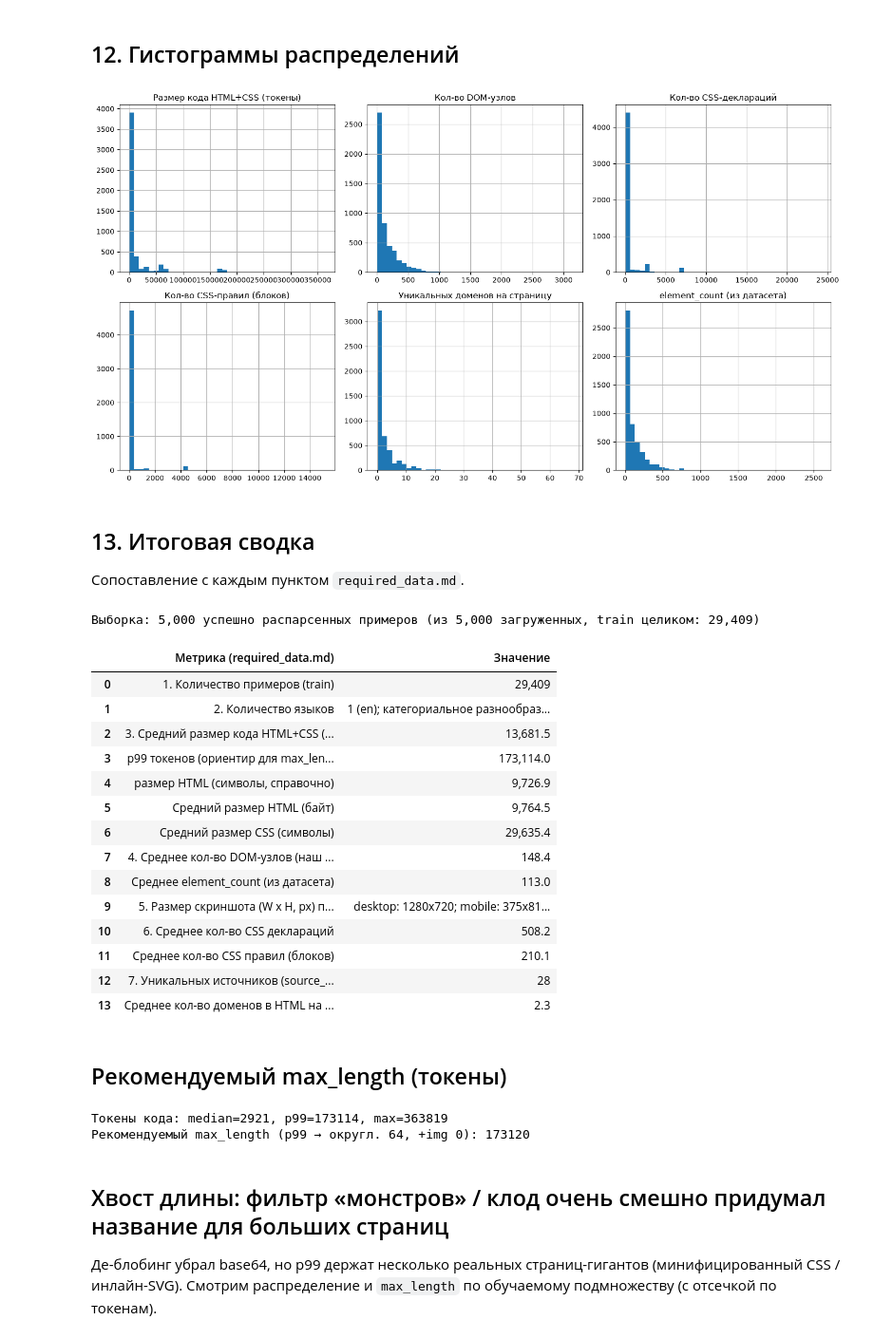
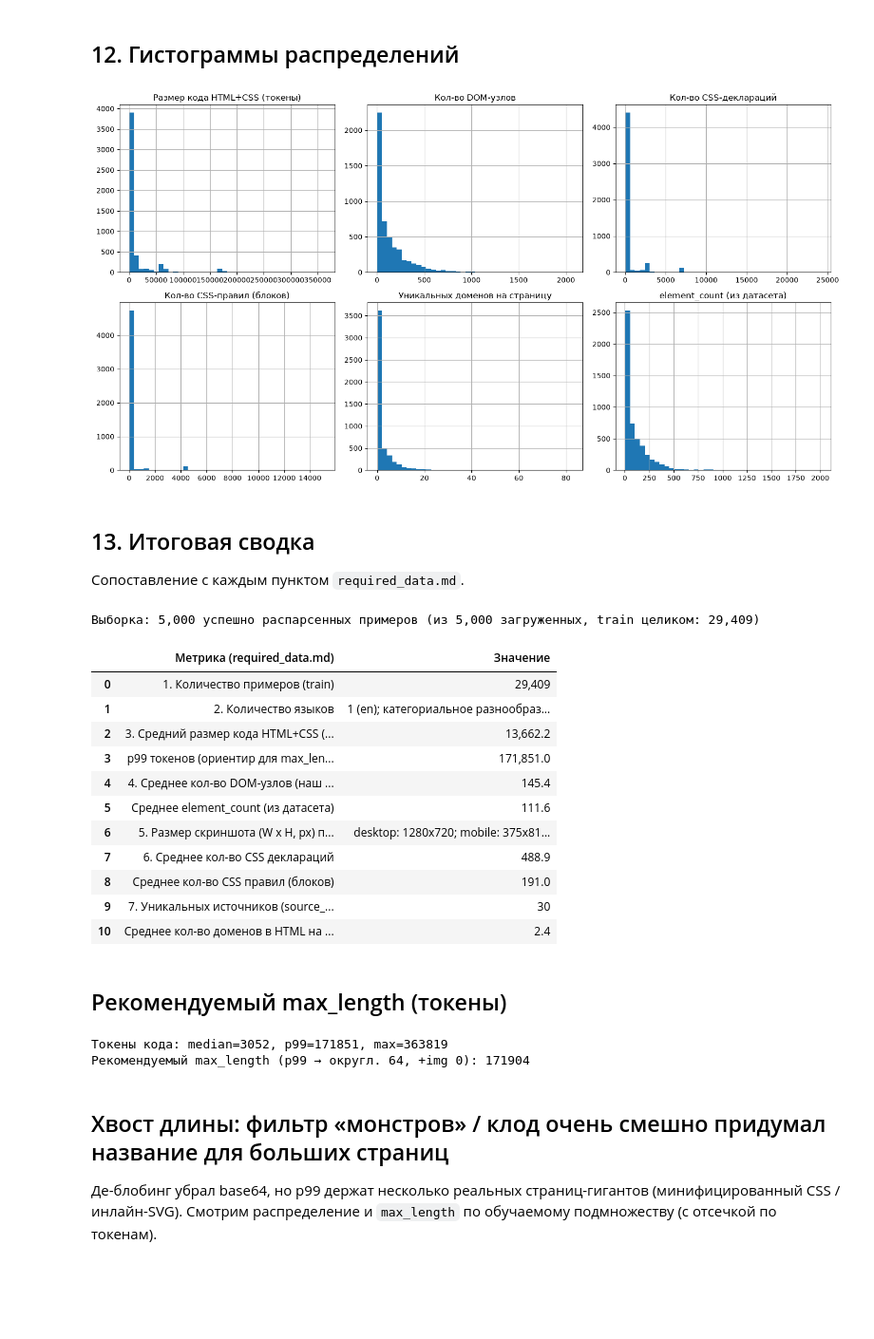
Before and after one commit to Podushe4ka/ScreenShot2Code, a Jupyter notebook: Data/analysis/webui.ipynb, the cells around one changed output. Shown at 95% size. Cells and saved outputs as stored; diff of their text form; code cells hidden in the pictures; blank space fills up the shorter version.

```diff
--- a/Data/analysis/webui.ipynb
+++ b/Data/analysis/webui.ipynb
@@ -44,6 +45,12 @@ DATASET = "ronantakizawa/webui"
 SPLIT = "train"
 SAMPLE_SIZE = 5000  # None — пройти весь train (29 409 строк)
 _sample_desc = SAMPLE_SIZE if SAMPLE_SIZE else "весь сплит"
+# Случайная выборка из стрима вместо take() «с головы» (когда SAMPLE_SIZE задан):
+# shuffle() тасует порядок шардов + локальный буфер. Здесь дополнительно снимает
+# упорядоченность по sample_id (3 подряд идущие строки = один сэмпл × 3 вьюпорта).
+# SEED — воспроизводимость; BUFFER — строк в RAM (снизить при нехватке памяти).
+SHUFFLE_SEED = 0
+SHUFFLE_BUFFER = 10_000
 
 print(f"datasets: {datasets.__version__}")
 print(f"Датасет: {DATASET}, выборка: {_sample_desc}")
@@ -193,7 +200,9 @@ records = []
 # Пересоздаём стрим здесь: IterableDataset из ячейки выше может держать уже закрытый
 # HTTP-клиент (RuntimeError: client has been closed) при повторном/отложенном прогоне.
 _stream = load_dataset(DATASET, streaming=True)[SPLIT]
-_take = _stream if SAMPLE_SIZE is None else _stream.take(SAMPLE_SIZE)
+# Полный проход (SAMPLE_SIZE is None) идёт как есть; при семплировании — случайная
+# выборка через shuffle() (тасовка шардов + буфер) вместо take() «с головы».
+_take = _stream if SAMPLE_SIZE is None else _stream.shuffle(seed=SHUFFLE_SEED, buffer_size=SHUFFLE_BUFFER).take(SAMPLE_SIZE)
 _total = TOTAL_EXAMPLES if SAMPLE_SIZE is None else SAMPLE_SIZE
 
 for row in tqdm(_take, total=_total, desc="Обработка"):
@@ -453,7 +445,7 @@ axes[1, 2].set_title("element_count (из датасета)")
 plt.tight_layout()
 plt.show()
 # %% [output]
-[figure, old version]
+[figure, new version]
 # %% [markdown]
 ## 13. Итоговая сводка
 
@@ -463,48 +455,42 @@ def fmt(x):
     return f"{x:,.1f}" if x is not None else "n/a"
 
 viewport_means = ok.groupby("viewport")[["img_w", "img_h"]].mean().round(0)
 
 summary = pd.DataFrame([
     ("1. Количество примеров (train)",         f"{TOTAL_EXAMPLES:,}"),
     ("2. Количество языков",                   "1 (en); категориальное разнообразие: "
                                                  f"{df['source_name'].nunique()} source_name, "
                                                  f"{df['framework'].nunique()} framework, "
                                                  f"{df['css_framework'].nunique()} css_framework"),
     ("3. Средний размер кода HTML+CSS (токены, Qwen)", fmt(ok["code_tokens"].mean())),
     ("   p99 токенов (ориентир для max_length)", fmt(ok["code_tokens"].quantile(0.99))),
-    ("   размер HTML (символы, справочно)",    fmt(ok["html_chars"].mean())),
-    ("   Средний размер HTML (байт)",          fmt(ok["html_bytes"].mean())),
-    ("   Средний размер CSS (символы)",        fmt(ok["css_chars"].mean())),
     ("4. Среднее кол-во DOM-узлов (наш подсчёт)",       fmt(ok["dom_nodes"].mean())),
     ("   Среднее element_count (из датасета)", fmt(ok["element_count_reported"].mean())),
     ("5. Размер скриншота (W x H, px) по viewport", "; ".join(
         f"{vp}: {int(r.img_w)}x{int(r.img_h)}" for vp, r in viewport_means.iterrows())),
     ("6. Среднее кол-во CSS деклараций",       fmt(ok["css_decls"].mean())),
     ("   Среднее кол-во CSS правил (блоков)",  fmt(ok["css_rules"].mean())),
     ("7. Уникальных источников (source_name)", f"{n_source_names}"),
     ("   Среднее кол-во доменов в HTML на пример", fmt(ok["n_domains"].mean())),
 ], columns=["Метрика (required_data.md)", "Значение"])
 
 print(f"Выборка: {len(ok):,} успешно распарсенных примеров (из {len(df):,} загруженных, "
       f"train целиком: {TOTAL_EXAMPLES:,})\n")
 summary
 # %% [output]
 Выборка: 5,000 успешно распарсенных примеров (из 5,000 загруженных, train целиком: 29,409)
 |  | Метрика (required_data.md) | Значение |
 | 0 | 1. Количество примеров (train) | 29,409 |
 | 1 | 2. Количество языков | 1 (en); категориальное разнообраз... |
-| 2 | 3. Средний размер кода HTML+CSS (... | 13,681.5 |
-| 3 | p99 токенов (ориентир для max_len... | 173,114.0 |
-| 4 | размер HTML (символы, справочно) | 9,726.9 |
-| 5 | Средний размер HTML (байт) | 9,764.5 |
-| 6 | Средний размер CSS (символы) | 29,635.4 |
-| 7 | 4. Среднее кол-во DOM-узлов (наш ... | 148.4 |
-| 8 | Среднее element_count (из датасета) | 113.0 |
-| 9 | 5. Размер скриншота (W x H, px) п... | desktop: 1280x720; mobile: 375x81... |
-| 10 | 6. Среднее кол-во CSS деклараций | 508.2 |
-| 11 | Среднее кол-во CSS правил (блоков) | 210.1 |
-| 12 | 7. Уникальных источников (source_... | 28 |
-| 13 | Среднее кол-во доменов в HTML на ... | 2.3 |
+| 2 | 3. Средний размер кода HTML+CSS (... | 13,662.2 |
+| 3 | p99 токенов (ориентир для max_len... | 171,851.0 |
+| 4 | 4. Среднее кол-во DOM-узлов (наш ... | 145.4 |
+| 5 | Среднее element_count (из датасета) | 111.6 |
+| 6 | 5. Размер скриншота (W x H, px) п... | desktop: 1280x720; mobile: 375x81... |
+| 7 | 6. Среднее кол-во CSS деклараций | 488.9 |
+| 8 | Среднее кол-во CSS правил (блоков) | 191.0 |
+| 9 | 7. Уникальных источников (source_... | 30 |
+| 10 | Среднее кол-во доменов в HTML на ... | 2.4 |
 # %% [markdown]
 ## Рекомендуемый max_length (токены)
 # %%
@@ -517,8 +503,8 @@ print(f"Токены кода: median={ok[_tok_col].median():.0f}, "
       f"p99={ok[_tok_col].quantile(0.99):.0f}, max={ok[_tok_col].max():.0f}")
 print(f"Рекомендуемый max_length (p99 → округл. 64, +img {IMAGE_TOKEN_BUDGET}): {_rec}")
 # %% [output]
-Токены кода: median=2921, p99=173114, max=363819
-Рекомендуемый max_length (p99 → округл. 64, +img 0): 173120
+Токены кода: median=3052, p99=171851, max=363819
+Рекомендуемый max_length (p99 → округл. 64, +img 0): 171904
 # %% [markdown]
 ## Хвост длины: фильтр «монстров» / клод очень смешно придумал название для больших страниц
 
```
Also changed, not shown: parts of 11 cells of this notebook, 21 other files.
